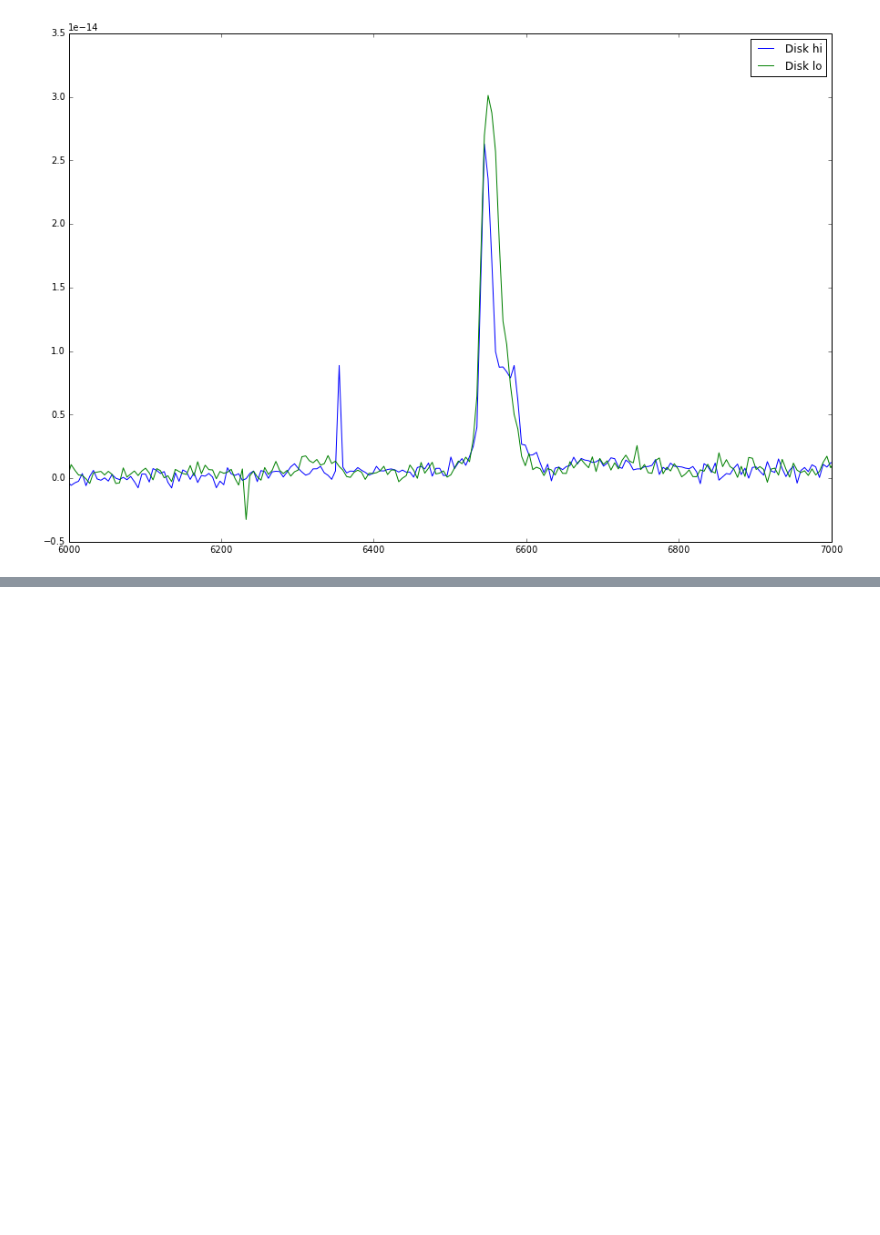
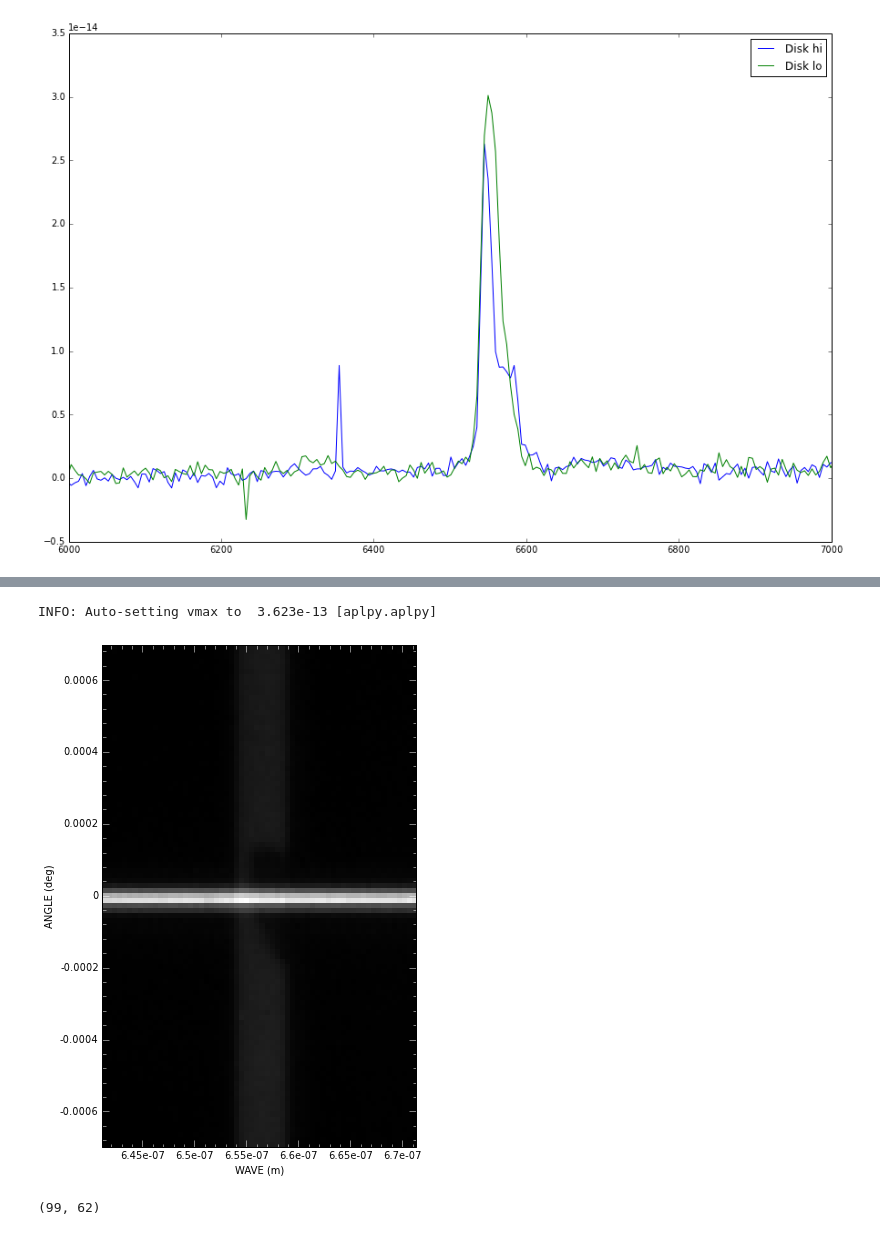
Before and after one commit to will-henney/orion-dust, a Jupyter notebook: STIS disk.ipynb, the cells around one changed output, grey strips where cells are left out. Cells and saved outputs as stored; diff of their text form; code cells hidden in the pictures; blank space fills up the shorter version.

```diff
--- a/STIS disk.ipynb
+++ b/STIS disk.ipynb
@@ -91,0 +136,6 @@ x
+# %%
+f = aplpy.FITSFigure("stis-218-354-H_alpha.fits")
+f.show_grayscale(vmin=0.0)
+# %% [output]
+INFO: Auto-setting vmax to  3.623e-13 [aplpy.aplpy]
+[figure, added]
@@ -91,0 +144,4 @@ x
+# %%
+hahdu.data.shape
+# %% [output]
+(99, 62)
```
Also changed, not shown: parts of 18 cells of this notebook, 20 other files.
